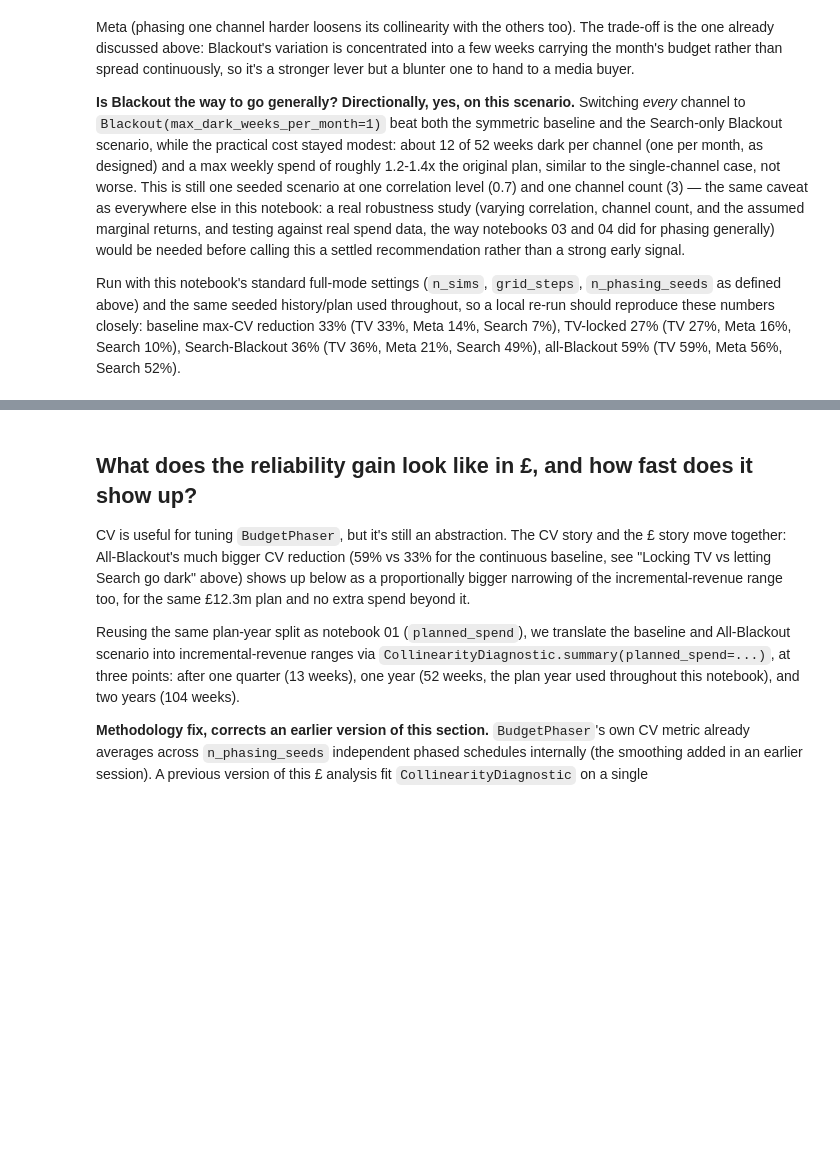
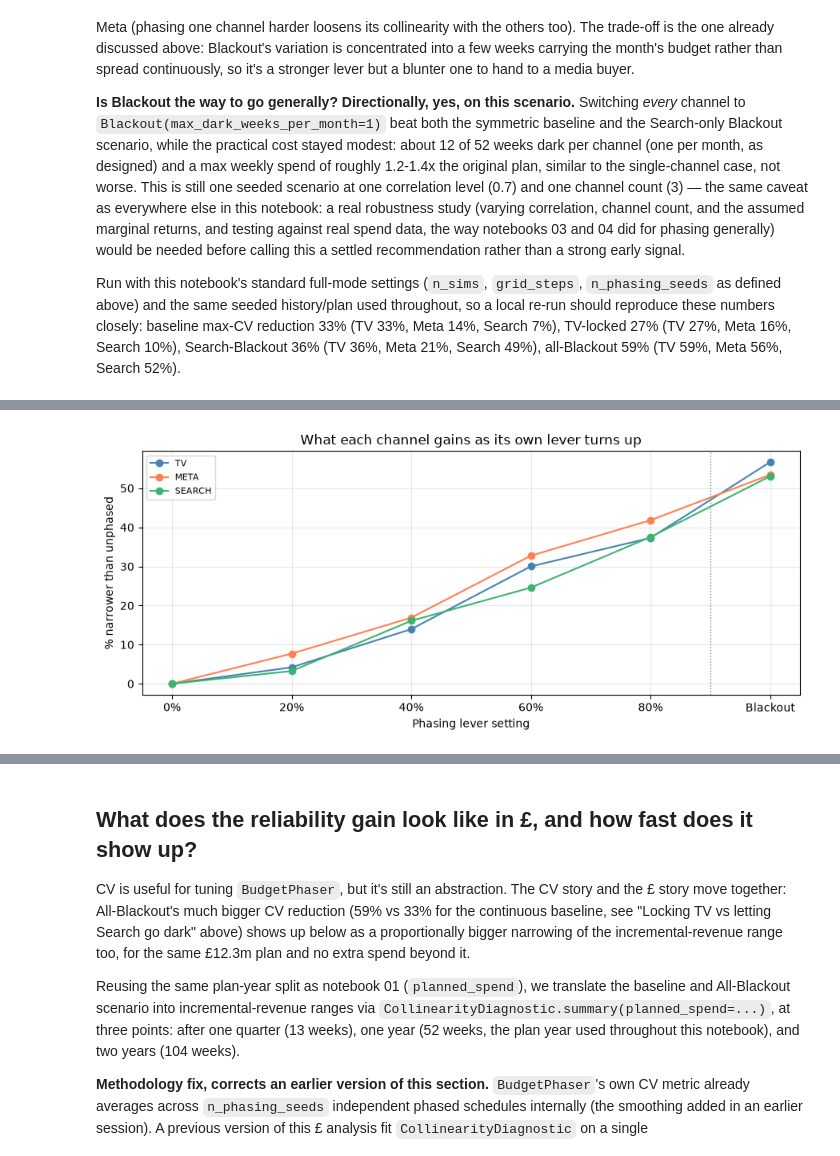
Before and after one commit to raz1470/how_wrong_is_your_mmm, a Jupyter notebook: notebooks/02_phaser_walkthrough.ipynb, the cells around one changed output, grey strips where cells are left out. Cells and saved outputs as stored; diff of their text form; code cells hidden in the pictures; blank space fills up the shorter version.

```diff
--- a/notebooks/02_phaser_walkthrough.ipynb
+++ b/notebooks/02_phaser_walkthrough.ipynb
@@ -659,0 +712,24 @@ Run with this notebook's standard full-mode settings (`n_sims`, `grid_steps`, `n
+# %%
+fig, ax = plt.subplots(figsize=(9, 4))
+
+for ch in plan.columns:
+    ax.plot(
+        range(len(lever_reduction)),
+        lever_reduction[ch],
+        marker="o",
+        color=channel_colors[ch],
+        label=ch.upper(),
+    )
+
+ax.axvline(len(lever_reduction) - 1.5, color="grey", linestyle=":", linewidth=1)
+ax.set_xticks(range(len(lever_reduction)))
+ax.set_xticklabels(lever_reduction.index)
+ax.set_xlabel("Phasing lever setting")
+ax.set_ylabel("% narrower than unphased")
+ax.set_title("What each channel gains as its own lever turns up")
+ax.legend(fontsize=8)
+ax.grid(alpha=0.3)
+plt.tight_layout()
+plt.show()
+# %% [output]
+[figure, added]
```
Also changed, not shown: parts of 6 cells of this notebook, 1 other file.
